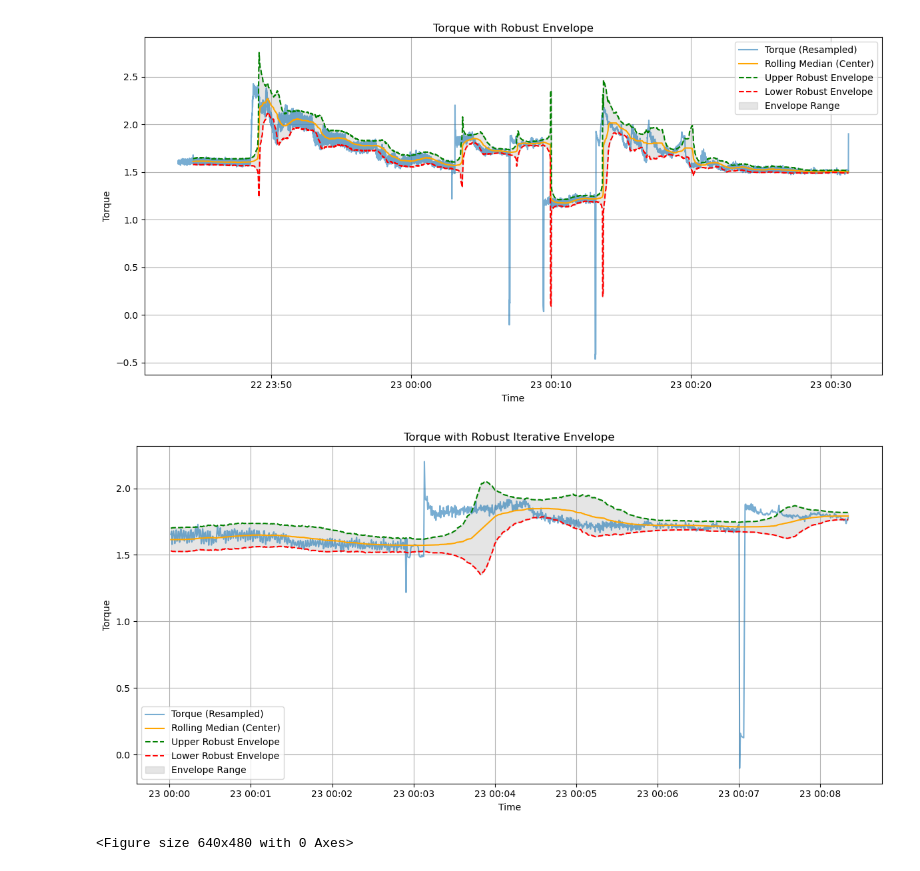
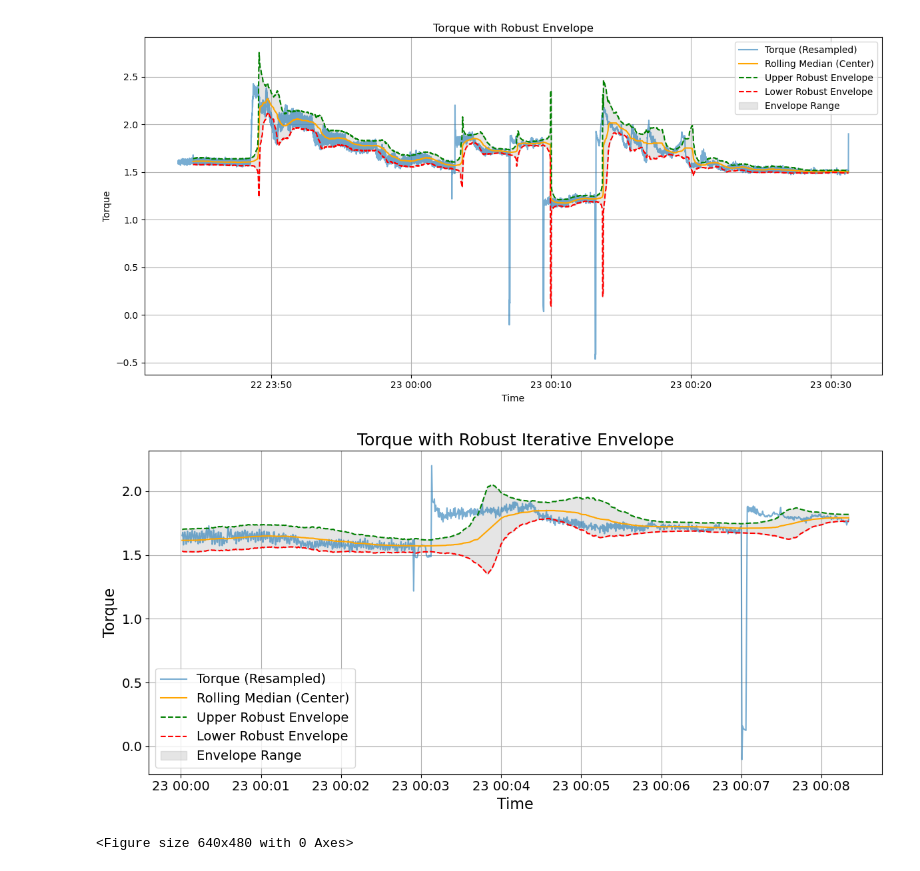
Before and after one commit to addsandwich/mmi-controls, a Jupyter notebook: testing/torque_plots.ipynb, the cells around one changed output. Saved outputs shown, nothing was run; the diff lists cells and outputs as text; code cells hidden in the pictures.

Commit message:
Plotting Techniques

```diff
--- a/testing/torque_plots.ipynb
+++ b/testing/torque_plots.ipynb
@@ -222,38 +222,42 @@ def calculate_robust_envelope(series, window, threshold=2):
     # Interpolate removed points for final envelope calculation
     filtered_series = filtered_series.interpolate(method='linear')
     final_rolling_median = filtered_series.rolling(window=window).median()
     final_mad = filtered_series.rolling(window=window).apply(lambda x: np.median(np.abs(x - np.median(x))), raw=True)
 
     upper_final = final_rolling_median + threshold * k * final_mad
     lower_final = final_rolling_median - threshold * k * final_mad
 
     return final_rolling_median, upper_final, lower_final
 
 # Calculate the robust envelope
 rolling_median, upper_bound, lower_bound = calculate_robust_envelope(resampled_data['0'], window_size)
 
 period_up = 2000
 period_down = 3000
 
 # Plot the resampled signal and robust envelope
 plt.figure(figsize=(12, 6))
 plt.plot(resampled_data.index[period_up:period_down], resampled_data['0'][period_up:period_down], label='Torque (Resampled)', alpha=0.6)
 plt.plot(resampled_data.index[period_up:period_down], rolling_median[period_up:period_down], label='Rolling Median (Center)', color='orange')
 plt.plot(resampled_data.index[period_up:period_down], upper_bound[period_up:period_down], label='Upper Robust Envelope', color='green', linestyle='--')
 plt.plot(resampled_data.index[period_up:period_down], lower_bound[period_up:period_down], label='Lower Robust Envelope', color='red', linestyle='--')
 plt.fill_between(resampled_data.index[period_up:period_down], lower_bound[period_up:period_down], upper_bound[period_up:period_down], color='gray', alpha=0.2, label='Envelope Range')
 
+text_size = 16
+
 # Customize the plot
-plt.title('Torque with Robust Iterative Envelope')
-plt.xlabel('Time')
-plt.ylabel('Torque')
-plt.legend()
+plt.title('Torque with Robust Iterative Envelope', fontsize=text_size+2)
+plt.xlabel('Time', fontsize=text_size)
+plt.ylabel('Torque', fontsize=text_size)
+plt.legend(fontsize=text_size-2)
+plt.xticks(fontsize=text_size-2)
+plt.yticks(fontsize=text_size-2)
 plt.grid()
 plt.tight_layout()
 plt.savefig('plot_high_res.png', dpi=300, bbox_inches='tight')
 plt.show()
 # %% [output]
-[figure, old version]
+[figure, new version]
 # %%
 plt.savefig('plot.jpg')  # Saves as 'plot.pdf'
 # %% [output]
```
Also changed, not shown: 3 other files.
